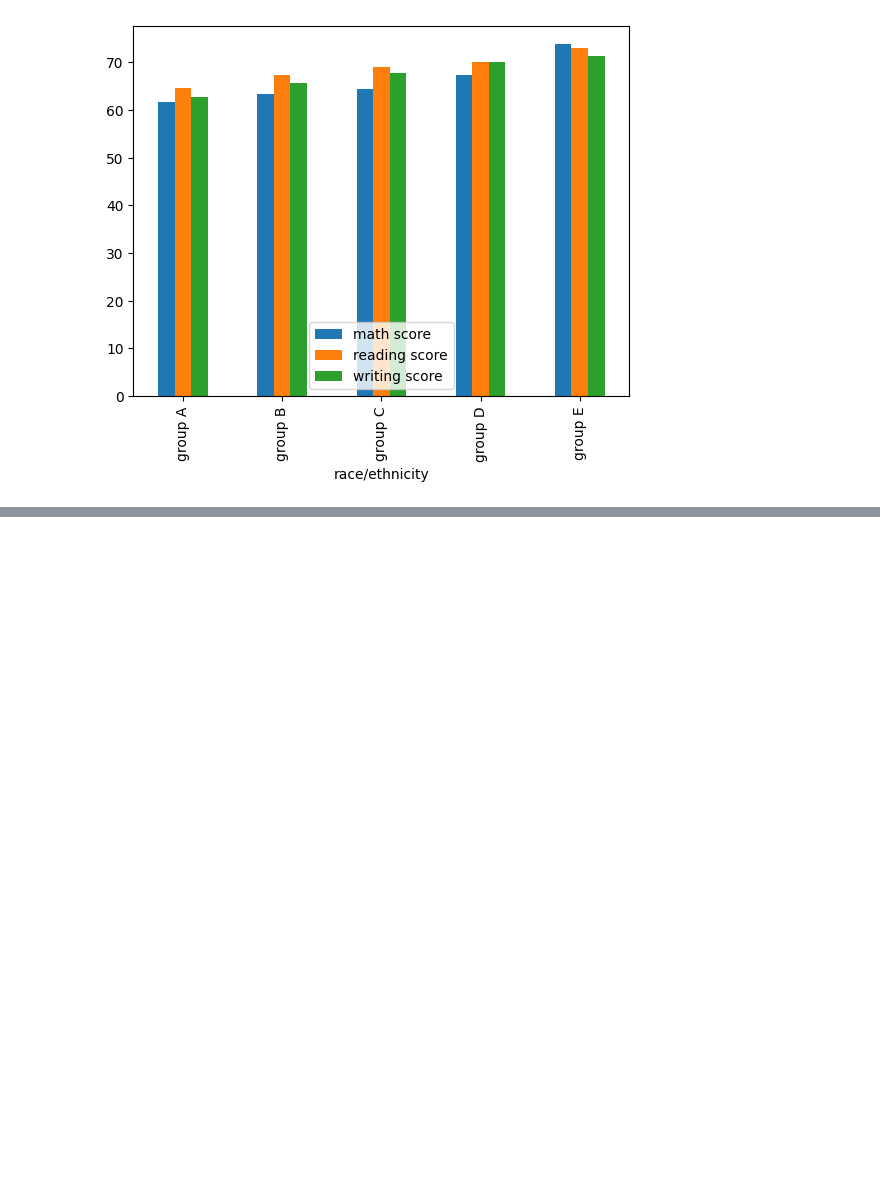
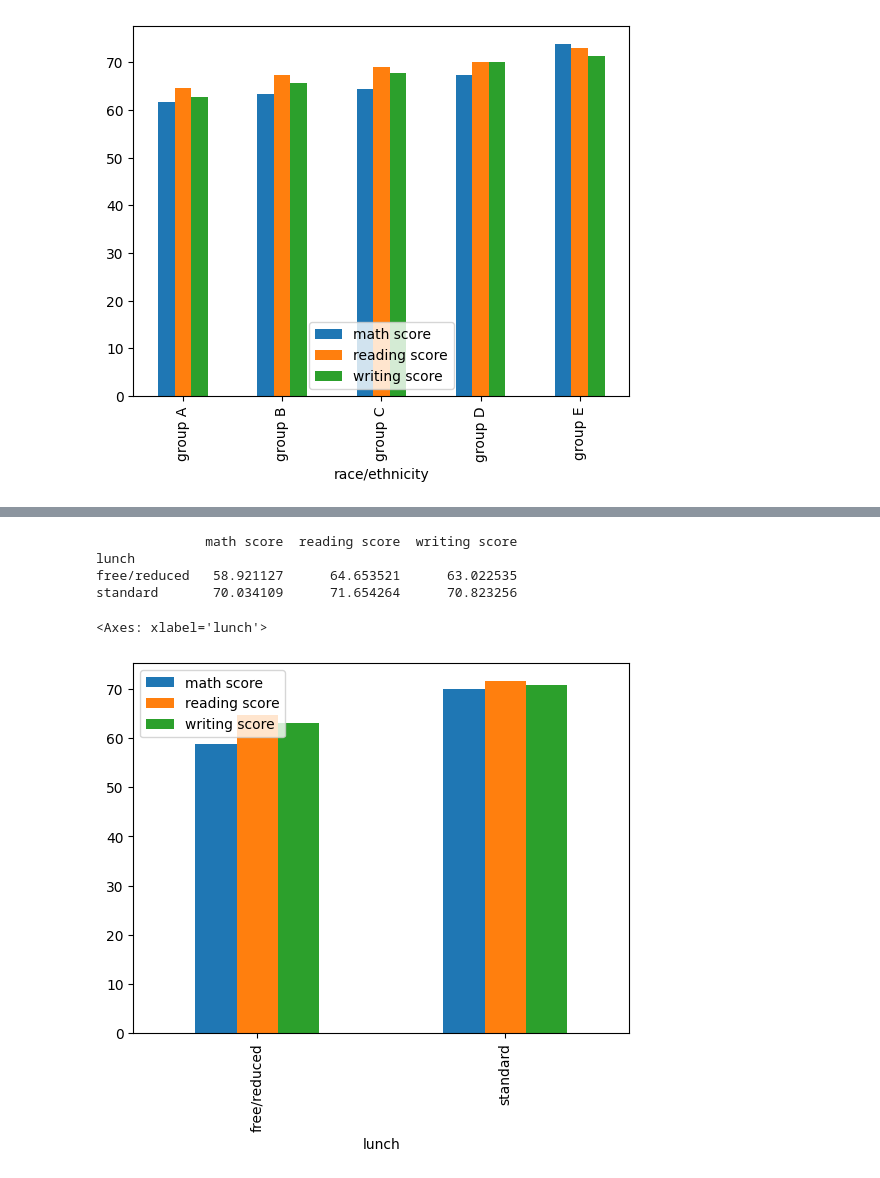
Before and after one commit to timothy-87/Group-1-Tasks, a Jupyter notebook: student_performance.ipynb, the cells around one changed output, grey strips where cells are left out. Cells and saved outputs as stored; diff of their text form; code cells hidden in the pictures; blank space fills up the shorter version.

```diff
--- a/student_performance.ipynb
+++ b/student_performance.ipynb
@@ -98,0 +175,12 @@ group E          73.821429      73.028571      71.407143
+# %%
+# Objective 2.2
+average_scores_lunch = combined.groupby('lunch')[['math score', 'reading score', 'writing score']].mean()
+print(average_scores_lunch)
+average_scores_lunch.plot(kind = 'bar')
+# %% [output]
+              math score  reading score  writing score
+lunch
+free/reduced   58.921127      64.653521      63.022535
+standard       70.034109      71.654264      70.823256
+<Axes: xlabel='lunch'>
+[figure, added]
```
Also changed, not shown: parts of 12 cells of this notebook.
